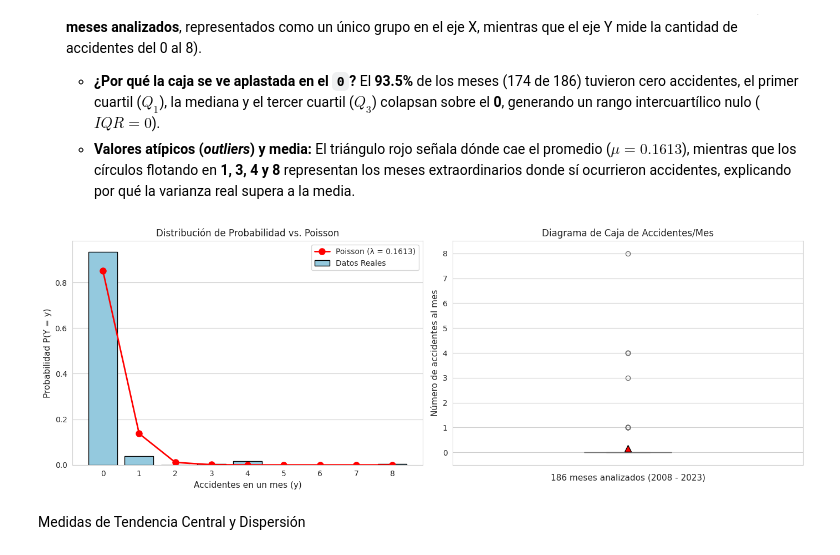
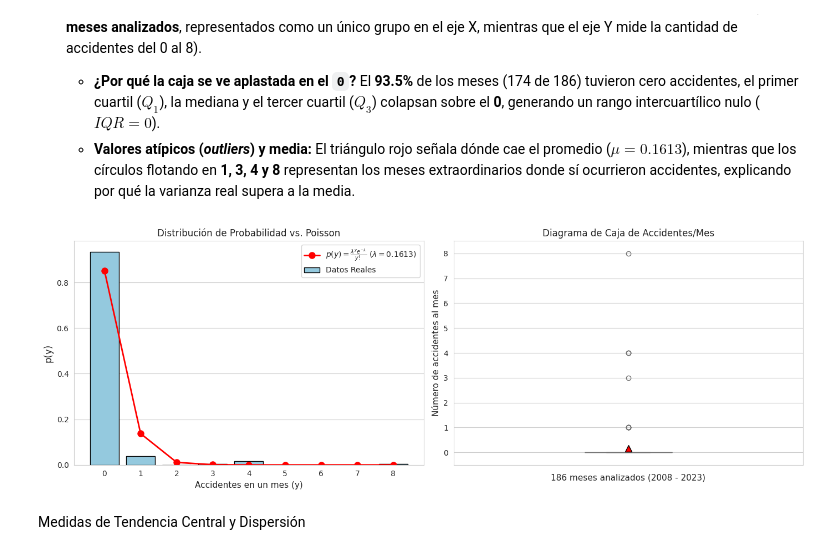
Before and after one commit to lizza-mar/Bonus-2, a Jupyter notebook: Bonus_2.ipynb, the cells around one changed output. Saved outputs shown, nothing was run; the diff lists cells and outputs as text; code cells hidden in the pictures.

```diff
--- a/Bonus_2.ipynb
+++ b/Bonus_2.ipynb
@@ -305,37 +311,43 @@ Comparación el modelo de probabilidad contra la dispersión real de los datos:
 # %%
 sns.set_style("whitegrid")
 fig, axes = plt.subplots(1, 2, figsize=(14, 5))
 
 # GRÁFICA 1: Distribución de Probabilidad
 sns.barplot(x=valores_y, y=prob_observada.values, color='skyblue', edgecolor='black', label='Datos Reales', ax=axes[0])
-axes[0].plot(valores_y, prob_teorica, color='red', marker='o', linewidth=2, markersize=8, label=f'Poisson (λ = {lam:.4f})')
+
+# fórmula p(y) (función de distribución)
+axes[0].plot(
+    valores_y, prob_teorica, color='red', marker='o', linewidth=2, markersize=8,
+    label=rf'$p(y) = \frac{{\lambda^y e^{{-\lambda}}}}{{y!}}$ ($\lambda = {lam:.4f}$)'
+)
+
 axes[0].set_title('Distribución de Probabilidad vs. Poisson', fontsize=12)
 axes[0].set_xlabel('Accidentes en un mes (y)', fontsize=11)
-axes[0].set_ylabel('Probabilidad P(Y = y)', fontsize=11)
-axes[0].legend()
+axes[0].set_ylabel('p(y)', fontsize=12) # Etiqueta exactamente igual a las diapositivas de clase
+axes[0].legend(fontsize=10)
 
 # GRÁFICA 2: Boxplot
 sns.boxplot(
     y=conteo_mensual.values,
     color='lightgreen',
     width=0.25,
     showmeans=True, # Muestra la media además de la mediana
     meanprops={"marker":"^", "markerfacecolor":"red", "markeredgecolor":"black", "markersize":"8"},
     ax=axes[1]
 )
 
 # Ajustes del Eje Y:
 axes[1].set_ylim(-0.5, 8.5)                  # Margen abajo y arriba para que no se corte el 0 ni el 8
 axes[1].set_yticks(np.arange(0, 9, 1))       # Muestra todos los números enteros: 0, 1, 2, 3, 4, 5, 6, 7, 8
 
 axes[1].set_title('Diagrama de Caja de Accidentes/Mes', fontsize=12)
 axes[1].set_ylabel('Número de accidentes al mes', fontsize=11)
 axes[1].set_xlabel('186 meses analizados (2008 - 2023)', fontsize=11)
 
 plt.tight_layout()
 plt.show()
 # %% [output]
-[figure, old version]
+[figure, new version]
 # %% [markdown]
 Medidas de Tendencia Central y Dispersión
 # %%
```
Also changed, not shown: parts of 5 cells of this notebook.
